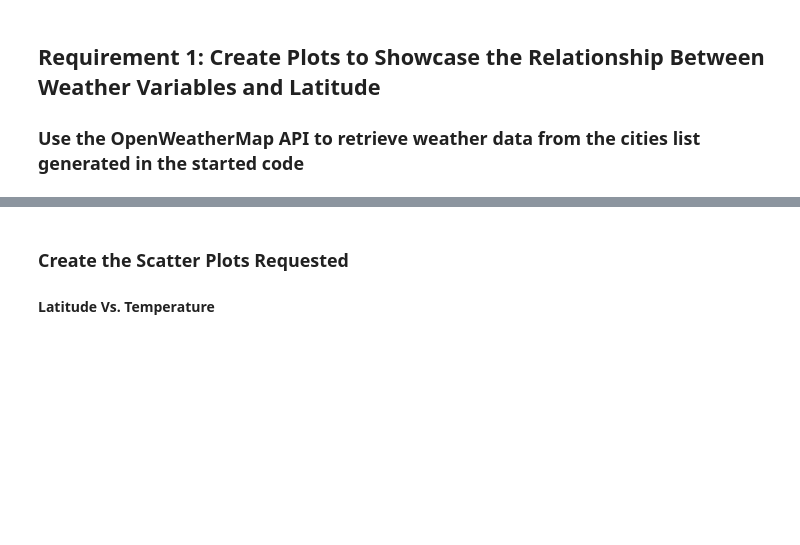
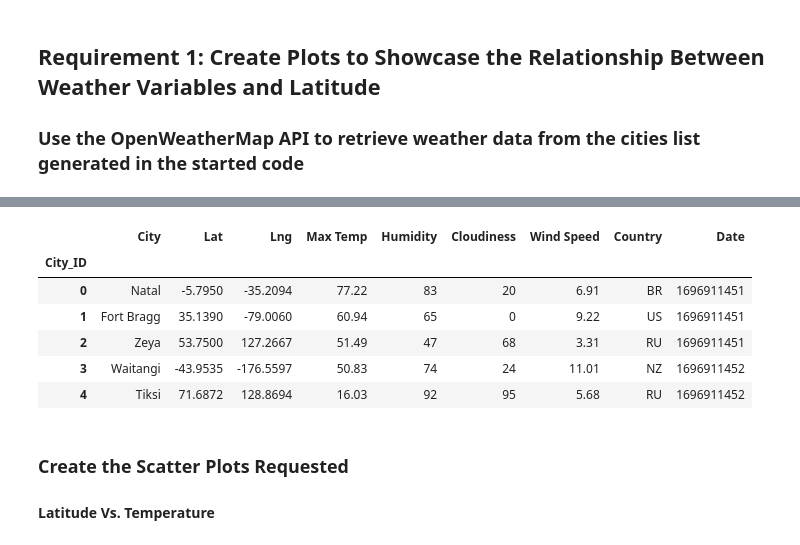
Before and after one commit to cihung/python-api-challenge, a Jupyter notebook: WeatherPy/WeatherPy.ipynb, the cells around one changed output, grey strips where cells are left out. Cells and saved outputs as stored; diff of their text form; code cells hidden in the pictures; blank space fills up the shorter version.

```diff
--- a/WeatherPy/WeatherPy.ipynb
+++ b/WeatherPy/WeatherPy.ipynb
@@ -134,9 +161,17 @@ city_data_df.to_csv("output_data/cities.csv", index_label="City_ID")
 # %%
 # Read saved data
-city_data_df = pd.read_csv("output_data/cities.csv", index_col="City_ID")
+city_data_df = pd.read_csv("/Users/cindy/Desktop/Bootcamp/python-api-challenge/output_data/cities.csv", index_col="City_ID")
 
 # Display sample data
 city_data_df.head()
+# %% [output]
+|  | City | Lat | Lng | Max Temp | Humidity | Cloudiness | Wind Speed | Country | Date |
+| City_ID |  |  |  |  |  |  |  |  |  |
+| 0 | Natal | -5.7950 | -35.2094 | 77.22 | 83 | 20 | 6.91 | BR | 1696911451 |
+| 1 | Fort Bragg | 35.1390 | -79.0060 | 60.94 | 65 | 0 | 9.22 | US | 1696911451 |
+| 2 | Zeya | 53.7500 | 127.2667 | 51.49 | 47 | 68 | 3.31 | RU | 1696911451 |
+| 3 | Waitangi | -43.9535 | -176.5597 | 50.83 | 74 | 24 | 11.01 | NZ | 1696911452 |
+| 4 | Tiksi | 71.6872 | 128.8694 | 16.03 | 92 | 95 | 5.68 | RU | 1696911452 |
 # %% [markdown]
 ### Create the Scatter Plots Requested
 
```
Also changed, not shown: parts of 20 cells of this notebook, 9 other files.
